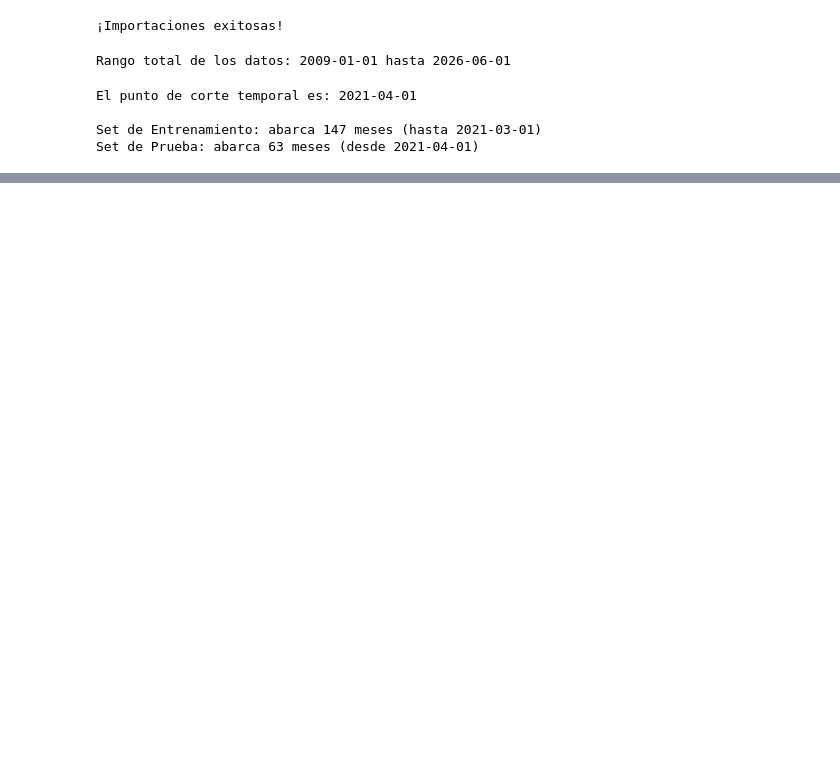
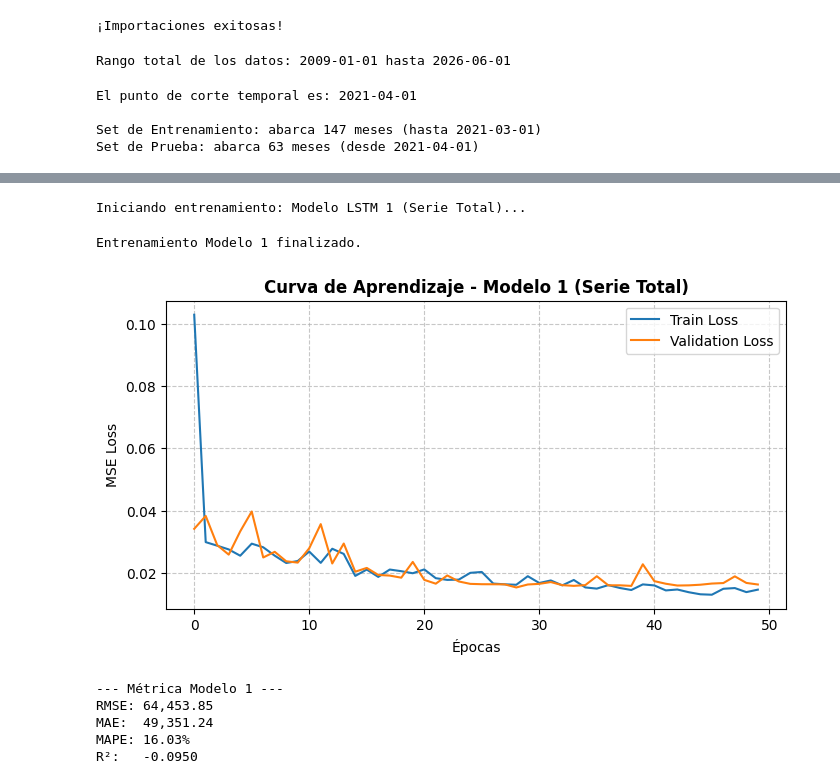
Before and after one commit to GAOV314/Laboratorio2_DataScience, a Jupyter notebook: LSTM_deepLearning.ipynb, the cells around one changed output, grey strips where cells are left out. Cells and saved outputs as stored; diff of their text form; code cells hidden in the pictures; blank space fills up the shorter version.

Commit message:
Cambios en la serie 1 y serie 2.1 - 2.5

```diff
--- a/LSTM_deepLearning.ipynb
+++ b/LSTM_deepLearning.ipynb
@@ -226,16 +253,0 @@ Model: "sequential_3"
-# %%
-# 1.3 Entrenamiento del Modelo
-
-print("Iniciando el entrenamiento de la red LSTM...")
-
-# Entrenamos por 50 épocas (pasadas completas a los datos)
-historial = modelo.fit(
-    X_train,
-    y_train,
-    epochs=50,
-    batch_size=4,
-    validation_data=(X_test, y_test),
-    verbose=1 # Muestra la barra de progreso
-)
-
-print("\n¡Entrenamiento completado con éxito!")
@@ -313,0 +358,44 @@ Evidencia Numérica (Alto margen de error): El modelo LSTM obtuvo un RMSE de 103
+# %%
+# ENTRENAMIENTO MODELO LSTM 1
+print("Iniciando entrenamiento: Modelo LSTM 1 (Serie Total)...")
+
+# Arquitectura
+modelo_1_tot = Sequential([
+    LSTM(units=64, return_sequences=True, input_shape=(X_train_tot.shape[1], 1)),
+    Dropout(0.2),
+    LSTM(units=32),
+    Dense(units=1)
+])
+
+# Compilación
+modelo_1_tot.compile(optimizer=Adam(learning_rate=0.001), loss='mean_squared_error')
+
+# Entrenamiento
+historia_1_tot = modelo_1_tot.fit(
+    X_train_tot, y_train_tot,
+    epochs=50,
+    batch_size=8,
+    validation_data=(X_test_tot, y_test_tot),
+    verbose=0
+)
+print("Entrenamiento Modelo 1 finalizado.")
+
+# Gráfica de Historial (Loss)
+plot_loss(historia_1_tot, 'Curva de Aprendizaje - Modelo 1 (Serie Total)')
+
+# 5. Predicciones
+pred_scaled_1_tot = modelo_1_tot.predict(X_test_tot, verbose=0)
+pred_1_tot = scaler_total.inverse_transform(pred_scaled_1_tot)
+y_test_real_tot = scaler_total.inverse_transform(y_test_tot.reshape(-1, 1))
+
+# Métricas
+metricas_m1_tot = calcular_metricas(y_test_real_tot, pred_1_tot, "Modelo 1")
+# %% [output]
+Iniciando entrenamiento: Modelo LSTM 1 (Serie Total)...
+Entrenamiento Modelo 1 finalizado.
+[figure, added]
+--- Métrica Modelo 1 ---
+RMSE: 64,453.85
+MAE:  49,351.24
+MAPE: 16.03%
+R²:   -0.0950
```
Also changed, not shown: parts of 49 cells of this notebook.
